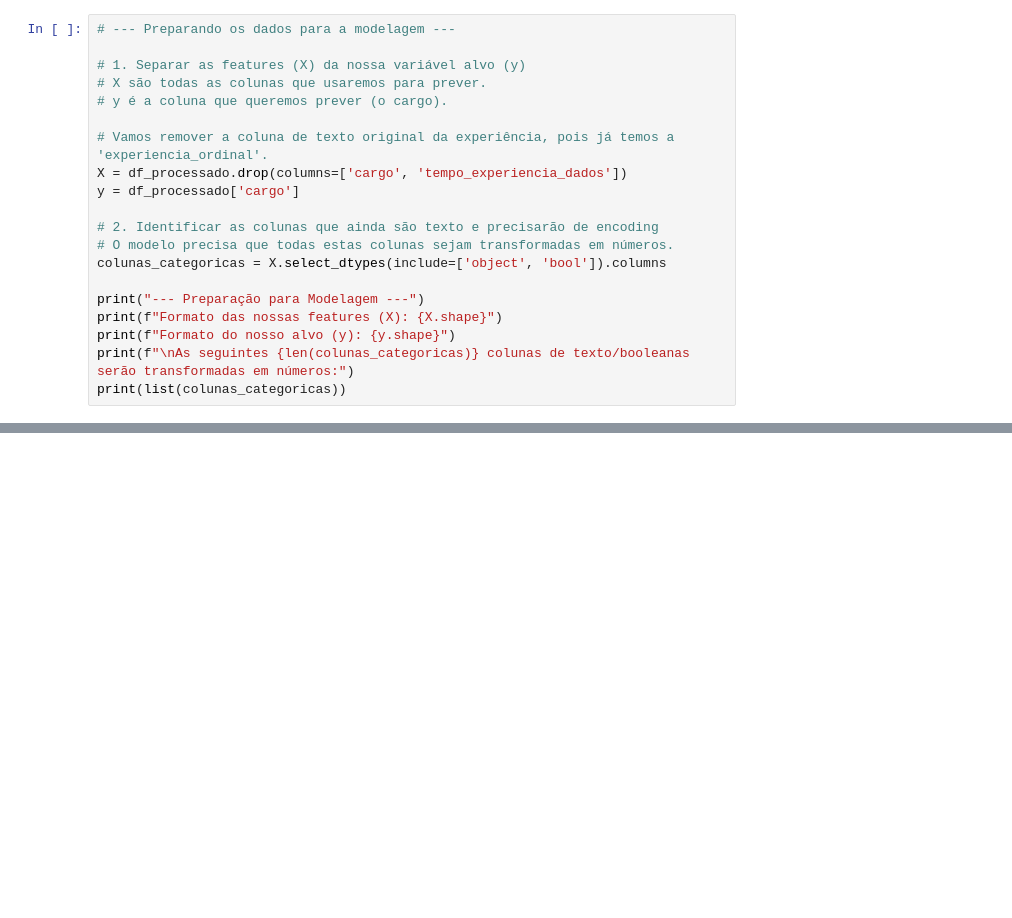
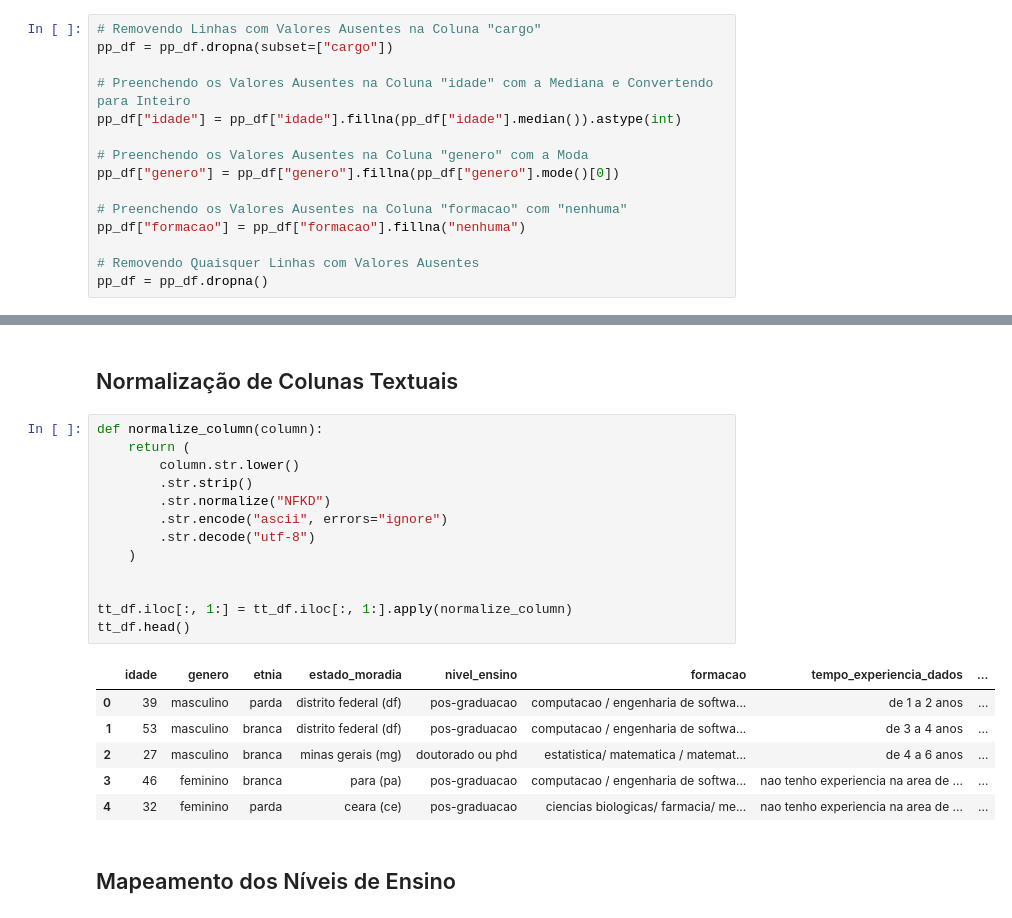
Before and after one commit to RodrigoGois25/state-of-data-brazil, a Jupyter notebook: ml/state-of-data-brazil.ipynb, the cells around one changed output, grey strips where cells are left out. Cells and saved outputs as stored; diff of their text form; blank space fills up the shorter version.

```diff
--- a/ml/state-of-data-brazil.ipynb
+++ b/ml/state-of-data-brazil.ipynb
@@ -205,20 +96,15 @@ Pré-processamento básico concluído! O dataset está limpo e enriquecido.
 # %%
-# --- Preparando os dados para a modelagem ---
+# Removendo Linhas com Valores Ausentes na Coluna "cargo"
+pp_df = pp_df.dropna(subset=["cargo"])
 
-# 1. Separar as features (X) da nossa variável alvo (y)
-# X são todas as colunas que usaremos para prever.
-# y é a coluna que queremos prever (o cargo).
+# Preenchendo os Valores Ausentes na Coluna "idade" com a Mediana e Convertendo para Inteiro
+pp_df["idade"] = pp_df["idade"].fillna(pp_df["idade"].median()).astype(int)
 
-# Vamos remover a coluna de texto original da experiência, pois já temos a 'experiencia_ordinal'.
-X = df_processado.drop(columns=['cargo', 'tempo_experiencia_dados'])
-y = df_processado['cargo']
+# Preenchendo os Valores Ausentes na Coluna "genero" com a Moda
+pp_df["genero"] = pp_df["genero"].fillna(pp_df["genero"].mode()[0])
 
-# 2. Identificar as colunas que ainda são texto e precisarão de encoding
-# O modelo precisa que todas estas colunas sejam transformadas em números.
-colunas_categoricas = X.select_dtypes(include=['object', 'bool']).columns
+# Preenchendo os Valores Ausentes na Coluna "formacao" com "nenhuma"
+pp_df["formacao"] = pp_df["formacao"].fillna("nenhuma")
 
-print("--- Preparação para Modelagem ---")
-print(f"Formato das nossas features (X): {X.shape}")
-print(f"Formato do nosso alvo (y): {y.shape}")
-print(f"\nAs seguintes {len(colunas_categoricas)} colunas de texto/booleanas serão transformadas em números:")
-print(list(colunas_categoricas))
+# Removendo Quaisquer Linhas com Valores Ausentes
+pp_df = pp_df.dropna()
@@ -349 +161,25 @@ Gráfico da Matriz de Confusão salvo como 'matriz_confusao_arvore.png'
+# %% [markdown]
+## Normalização de Colunas Textuais
+# %%
+def normalize_column(column):
+    return (
+        column.str.lower()
+        .str.strip()
+        .str.normalize("NFKD")
+        .str.encode("ascii", errors="ignore")
+        .str.decode("utf-8")
+    )
+
+
+tt_df.iloc[:, 1:] = tt_df.iloc[:, 1:].apply(normalize_column)
+tt_df.head()
+# %% [output]
+|  | idade | genero | etnia | estado_moradia | nivel_ensino | formacao | tempo_experiencia_dados | ... |
+| 0 | 39 | masculino | parda | distrito federal (df) | pos-graduacao | computacao / engenharia de softwa... | de 1 a 2 anos | ... |
+| 1 | 53 | masculino | branca | distrito federal (df) | pos-graduacao | computacao / engenharia de softwa... | de 3 a 4 anos | ... |
+| 2 | 27 | masculino | branca | minas gerais (mg) | doutorado ou phd | estatistica/ matematica / matemat... | de 4 a 6 anos | ... |
+| 3 | 46 | feminino | branca | para (pa) | pos-graduacao | computacao / engenharia de softwa... | nao tenho experiencia na area de ... | ... |
+| 4 | 32 | feminino | parda | ceara (ce) | pos-graduacao | ciencias biologicas/ farmacia/ me... | nao tenho experiencia na area de ... | ... |
+# %% [markdown]
+## Mapeamento dos Níveis de Ensino
 # %%
```
Also changed, not shown: parts of 30 cells of this notebook, 12 other files.
